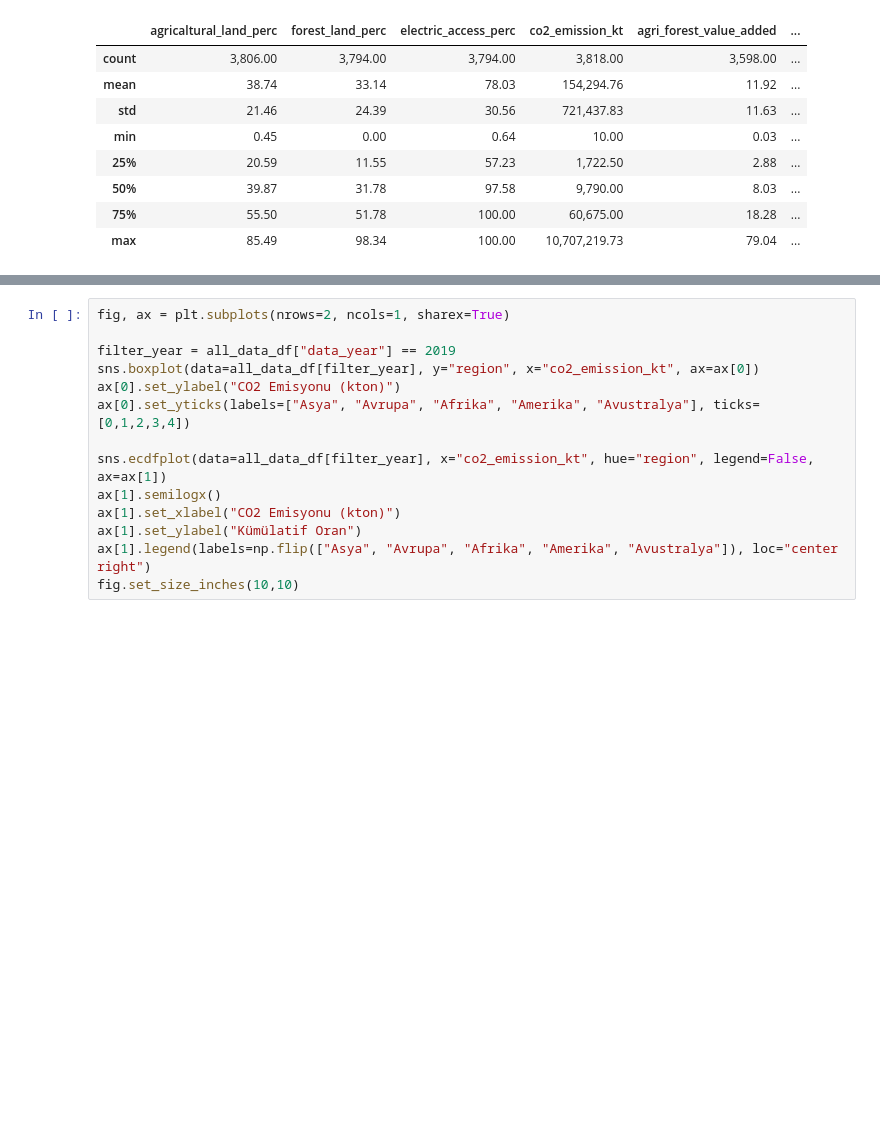
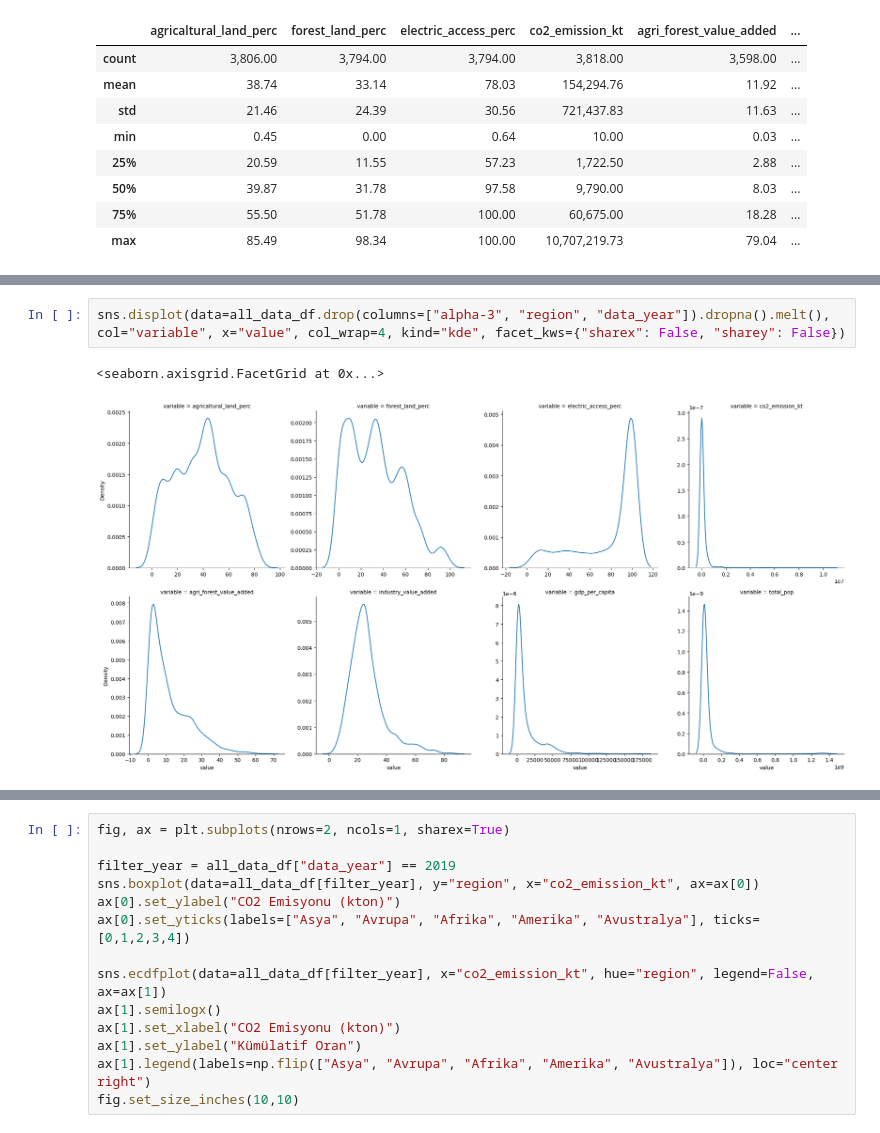
Before and after one commit to TunahanKanbak/VBM655, a Jupyter notebook: main.ipynb, the cells around one changed output, grey strips where cells are left out. Saved outputs shown, nothing was run; the diff lists cells and outputs as text; blank space fills up the shorter version.

```diff
--- a/main.ipynb
+++ b/main.ipynb
@@ -264,0 +270,5 @@ display(all_data_df.describe())
+# %%
+sns.displot(data=all_data_df.drop(columns=["alpha-3", "region", "data_year"]).dropna().melt(), col="variable", x="value", col_wrap=4, kind="kde", facet_kws={"sharex": False, "sharey": False})
+# %% [output]
+<seaborn.axisgrid.FacetGrid at 0x...>
+[figure, added]
```
Also changed, not shown: parts of 6 cells of this notebook.
